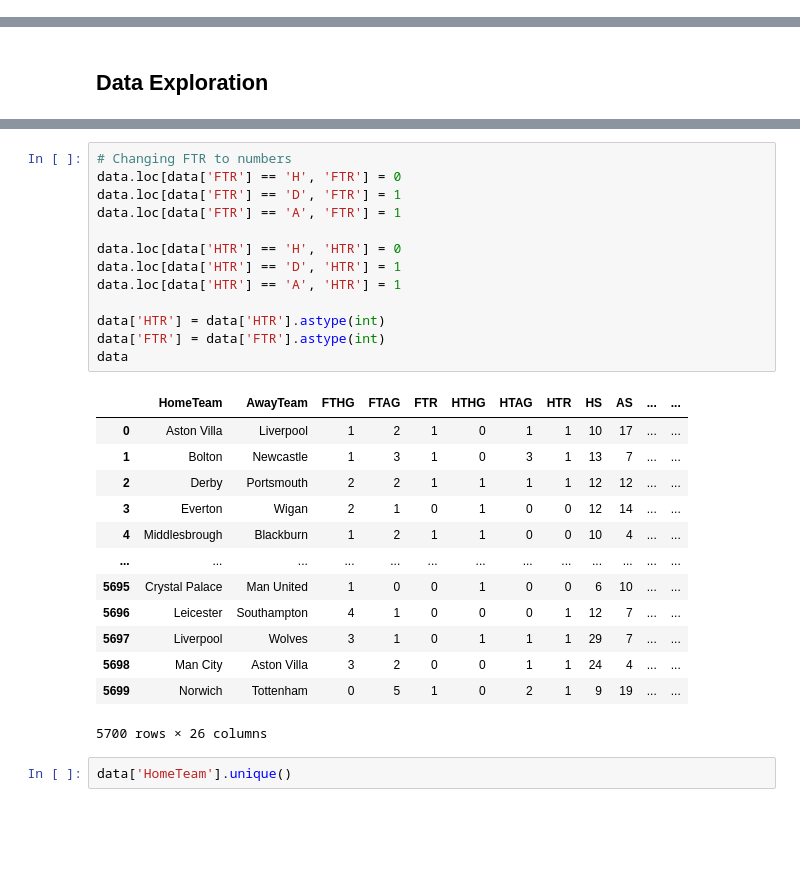
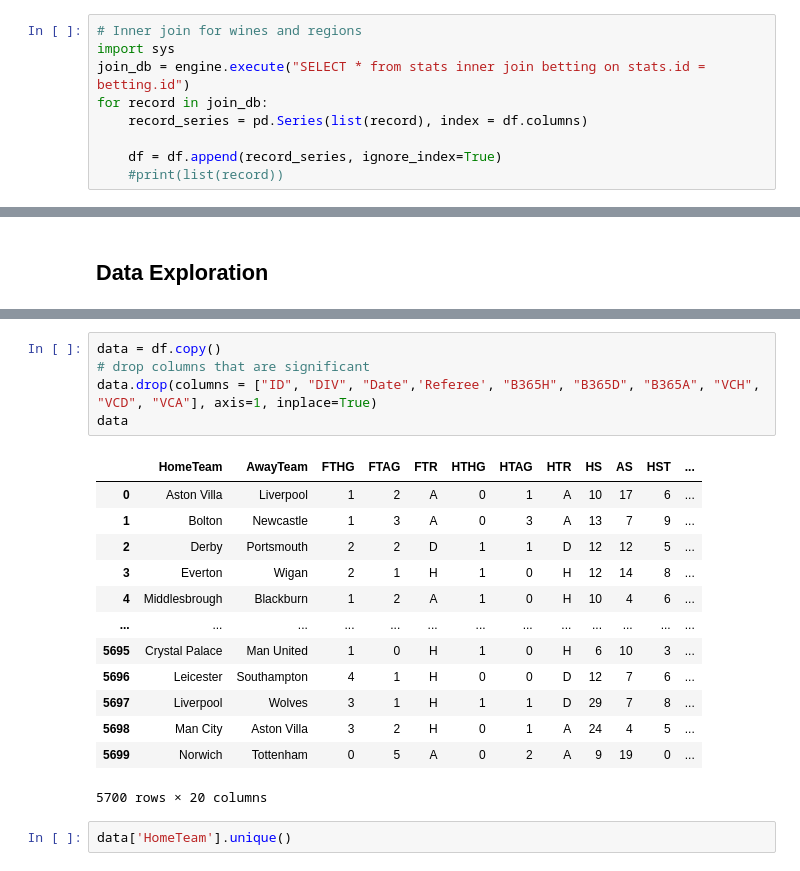
Before and after one commit to mattstreet16/Final-Project, a Jupyter notebook: Danny/Machine_Learning.ipynb, the cells around one changed output, grey strips where cells are left out. Cells and saved outputs as stored; diff of their text form; blank space fills up the shorter version.

```diff
--- a/Danny/Machine_Learning.ipynb
+++ b/Danny/Machine_Learning.ipynb
@@ -97,0 +44,9 @@ array([[<AxesSubplot:xlabel='FTHG', ylabel='FTHG'>,
+# %%
+# Inner join for wines and regions
+import sys
+join_db = engine.execute("SELECT * from stats inner join betting on stats.id = betting.id")
+for record in join_db:
+    record_series = pd.Series(list(record), index = df.columns)
+
+    df = df.append(record_series, ignore_index=True)
+    #print(list(record))
@@ -150,30 +178,22 @@ data
-# %%
-# Changing FTR to numbers
-data.loc[data['FTR'] == 'H', 'FTR'] = 0
-data.loc[data['FTR'] == 'D', 'FTR'] = 1
-data.loc[data['FTR'] == 'A', 'FTR'] = 1
-
-data.loc[data['HTR'] == 'H', 'HTR'] = 0
-data.loc[data['HTR'] == 'D', 'HTR'] = 1
-data.loc[data['HTR'] == 'A', 'HTR'] = 1
-
-data['HTR'] = data['HTR'].astype(int)
-data['FTR'] = data['FTR'].astype(int)
-data
-# %% [output]
-|  | HomeTeam | AwayTeam | FTHG | FTAG | FTR | HTHG | HTAG | HTR | HS | AS | ... | ... |
-| 0 | Aston Villa | Liverpool | 1 | 2 | 1 | 0 | 1 | 1 | 10 | 17 | ... | ... |
-| 1 | Bolton | Newcastle | 1 | 3 | 1 | 0 | 3 | 1 | 13 | 7 | ... | ... |
-| 2 | Derby | Portsmouth | 2 | 2 | 1 | 1 | 1 | 1 | 12 | 12 | ... | ... |
-| 3 | Everton | Wigan | 2 | 1 | 0 | 1 | 0 | 0 | 12 | 14 | ... | ... |
-| 4 | Middlesbrough | Blackburn | 1 | 2 | 1 | 1 | 0 | 0 | 10 | 4 | ... | ... |
-| ... | ... | ... | ... | ... | ... | ... | ... | ... | ... | ... | ... | ... |
-| 5695 | Crystal Palace | Man United | 1 | 0 | 0 | 1 | 0 | 0 | 6 | 10 | ... | ... |
-| 5696 | Leicester | Southampton | 4 | 1 | 0 | 0 | 0 | 1 | 12 | 7 | ... | ... |
-| 5697 | Liverpool | Wolves | 3 | 1 | 0 | 1 | 1 | 1 | 29 | 7 | ... | ... |
-| 5698 | Man City | Aston Villa | 3 | 2 | 0 | 0 | 1 | 1 | 24 | 4 | ... | ... |
-| 5699 | Norwich | Tottenham | 0 | 5 | 1 | 0 | 2 | 1 | 9 | 19 | ... | ... |
-5700 rows × 26 columns
+# %%
+data = df.copy()
+# drop columns that are significant
+data.drop(columns = ["ID", "DIV", "Date",'Referee', "B365H", "B365D", "B365A", "VCH", "VCD", "VCA"], axis=1, inplace=True)
+data
+# %% [output]
+|  | HomeTeam | AwayTeam | FTHG | FTAG | FTR | HTHG | HTAG | HTR | HS | AS | HST | ... |
+| 0 | Aston Villa | Liverpool | 1 | 2 | A | 0 | 1 | A | 10 | 17 | 6 | ... |
+| 1 | Bolton | Newcastle | 1 | 3 | A | 0 | 3 | A | 13 | 7 | 9 | ... |
+| 2 | Derby | Portsmouth | 2 | 2 | D | 1 | 1 | D | 12 | 12 | 5 | ... |
+| 3 | Everton | Wigan | 2 | 1 | H | 1 | 0 | H | 12 | 14 | 8 | ... |
+| 4 | Middlesbrough | Blackburn | 1 | 2 | A | 1 | 0 | H | 10 | 4 | 6 | ... |
+| ... | ... | ... | ... | ... | ... | ... | ... | ... | ... | ... | ... | ... |
+| 5695 | Crystal Palace | Man United | 1 | 0 | H | 1 | 0 | H | 6 | 10 | 3 | ... |
+| 5696 | Leicester | Southampton | 4 | 1 | H | 0 | 0 | D | 12 | 7 | 6 | ... |
+| 5697 | Liverpool | Wolves | 3 | 1 | H | 1 | 1 | D | 29 | 7 | 8 | ... |
+| 5698 | Man City | Aston Villa | 3 | 2 | H | 0 | 1 | A | 24 | 4 | 5 | ... |
+| 5699 | Norwich | Tottenham | 0 | 5 | A | 0 | 2 | A | 9 | 19 | 0 | ... |
+5700 rows × 20 columns
 # %%
 data['HomeTeam'].unique()
 # %% [output]
```
Also changed, not shown: parts of 50 cells of this notebook, 3 other files.
